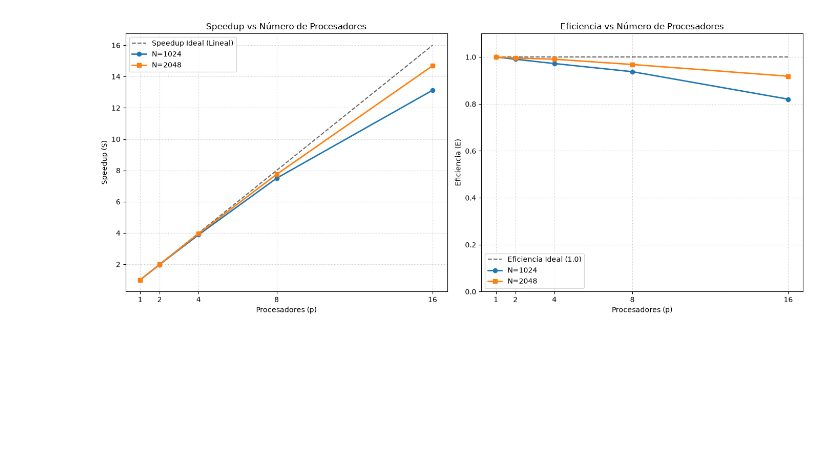
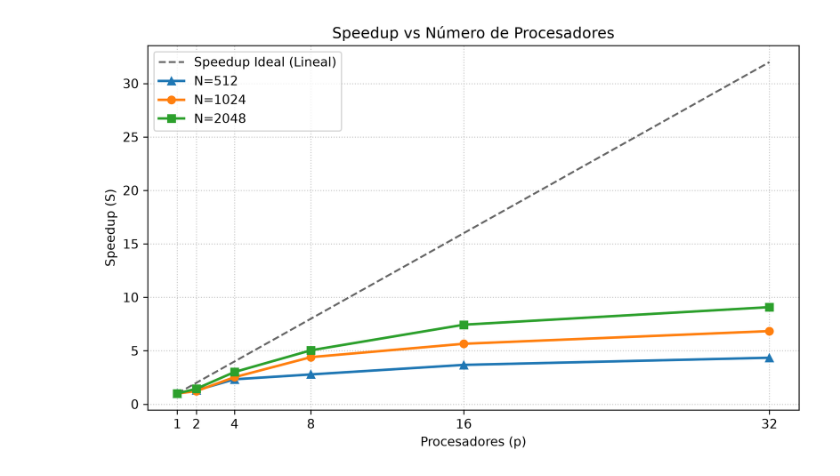
Before and after one commit to Nefertumm/tps_car, a Jupyter notebook: tp2/ej_2.ipynb, the cells around one changed output. Saved outputs shown, nothing was run; the diff lists cells and outputs as text; code cells hidden in the pictures; blank space fills up the shorter version.

Commit message:
fix(tp2): use real data for plots of ex2

```diff
--- a/tp2/ej_2.ipynb
+++ b/tp2/ej_2.ipynb
@@ -2,10 +2,11 @@
 import matplotlib.pyplot as plt
 import numpy as np
 # %%
-procesadores = np.array([1, 2, 4, 8, 16])
+procesadores = np.array([1, 2, 4, 8, 16, 32])
 # %%
-tiempos_N1024 = np.array([10.5, 5.3, 2.7, 1.4, 0.8])
-tiempos_N2048 = np.array([85.2, 42.8, 21.5, 11.0, 5.8])
+tiempos_N512 = np.array([0.135918, 0.104663, 0.0583718, 0.0488224, 0.0369823, 0.0312781])
+tiempos_N1024 = np.array([0.84357, 0.688212, 0.333551, 0.191663, 0.149252, 0.123374])
+tiempos_N2048 = np.array([7.25367, 5.02159, 2.40836, 1.43873, 0.975539, 0.798974])
 # %%
 def calcular_metricas(tiempos, procs):
     T1 = tiempos[0]
@@ -13,36 +14,28 @@ def calcular_metricas(tiempos, procs):
     eficiencia = speedup / procs
     return speedup, eficiencia
 # %%
+S_512, E_512 = calcular_metricas(tiempos_N512, procesadores)
 S_1024, E_1024 = calcular_metricas(tiempos_N1024, procesadores)
 S_2048, E_2048 = calcular_metricas(tiempos_N2048, procesadores)
 # %%
-fig, (ax1, ax2) = plt.subplots(1, 2, figsize=(14, 6))
+fig, ax = plt.subplots(figsize=(8, 5), dpi=300)
 
 # Speedup
-ax1.plot(procesadores, procesadores, 'k--', alpha=0.6, label='Speedup Ideal (Lineal)')
-ax1.plot(procesadores, S_1024, marker='o', linewidth=2, label='N=1024')
-ax1.plot(procesadores, S_2048, marker='s', linewidth=2, label='N=2048')
+ax.plot(procesadores, procesadores, 'k--', alpha=0.6, label='Speedup Ideal (Lineal)')
+ax.plot(procesadores, S_512, marker='^', linewidth=2, label='N=512')
+ax.plot(procesadores, S_1024, marker='o', linewidth=2, label='N=1024')
+ax.plot(procesadores, S_2048, marker='s', linewidth=2, label='N=2048')
 
-ax1.set_title('Speedup vs Número de Procesadores')
-ax1.set_xlabel('Procesadores (p)')
-ax1.set_ylabel('Speedup (S)')
-ax1.set_xticks(procesadores)
-ax1.grid(True, linestyle=':', alpha=0.7)
-ax1.legend()
+ax.set_title('Speedup vs Número de Procesadores')
+ax.set_xlabel('Procesadores (p)')
+ax.set_ylabel('Speedup (S)')
+ax.set_xticks(procesadores)
+ax.grid(True, linestyle=':', alpha=0.7)
+ax.legend()
 
-# Eficiencia
-ax2.plot(procesadores, np.ones_like(procesadores), 'k--', alpha=0.6, label='Eficiencia Ideal (1.0)')
-ax2.plot(procesadores, E_1024, marker='o', linewidth=2, label='N=1024')
-ax2.plot(procesadores, E_2048, marker='s', linewidth=2, label='N=2048')
-
-ax2.set_title('Eficiencia vs Número de Procesadores')
-ax2.set_xlabel('Procesadores (p)')
-ax2.set_ylabel('Eficiencia (E)')
-ax2.set_xticks(procesadores)
-ax2.set_ylim(0, 1.1)
-ax2.grid(True, linestyle=':', alpha=0.7)
-ax2.legend()
 
 plt.tight_layout()
+plt.savefig('ej2_speedup.png', dpi=300, bbox_inches='tight')
+plt.show()
 # %% [output]
-[figure, old version]
+[figure, new version]
```
Also changed, not shown: parts of 1 cell of this notebook.
